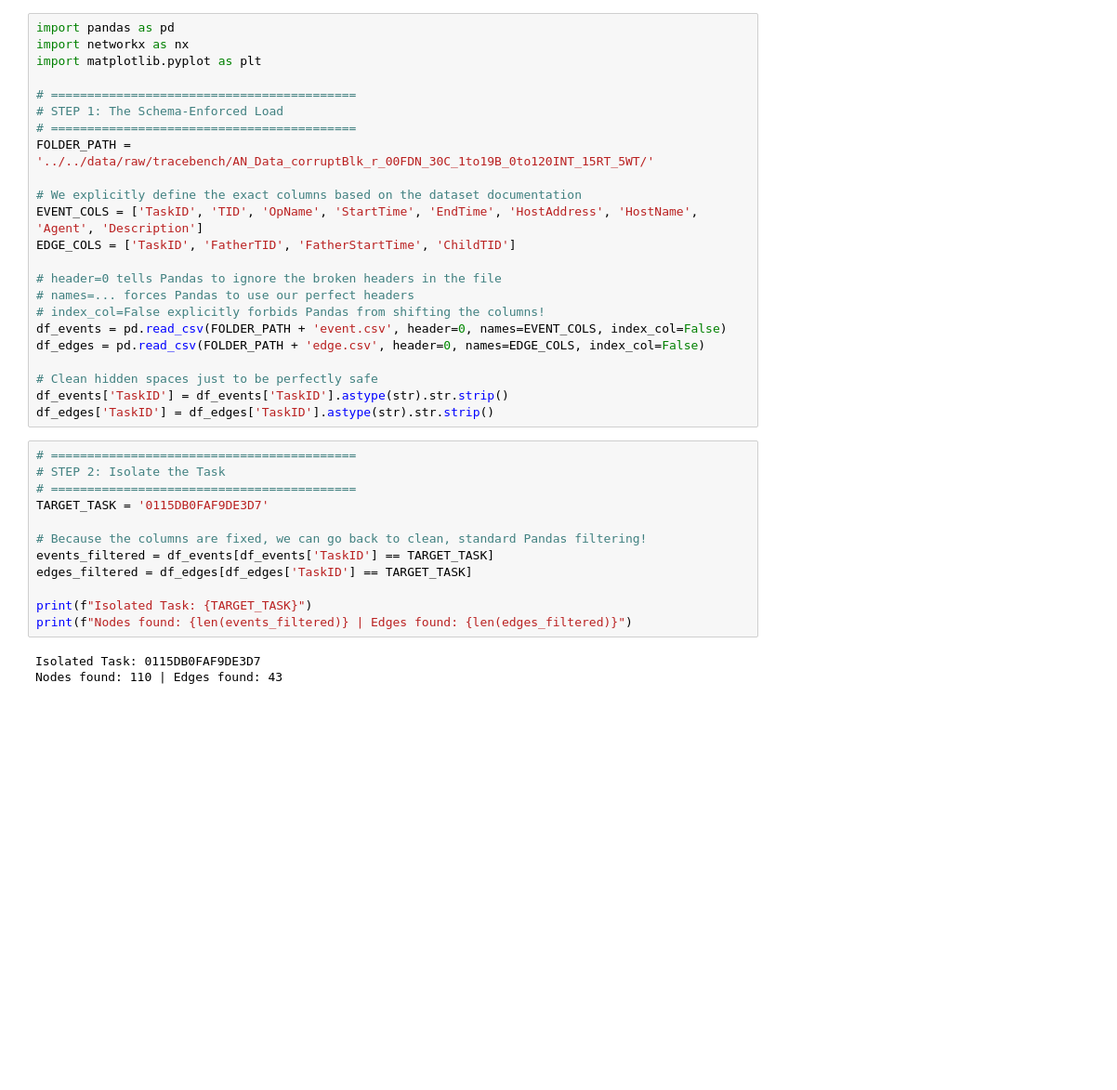
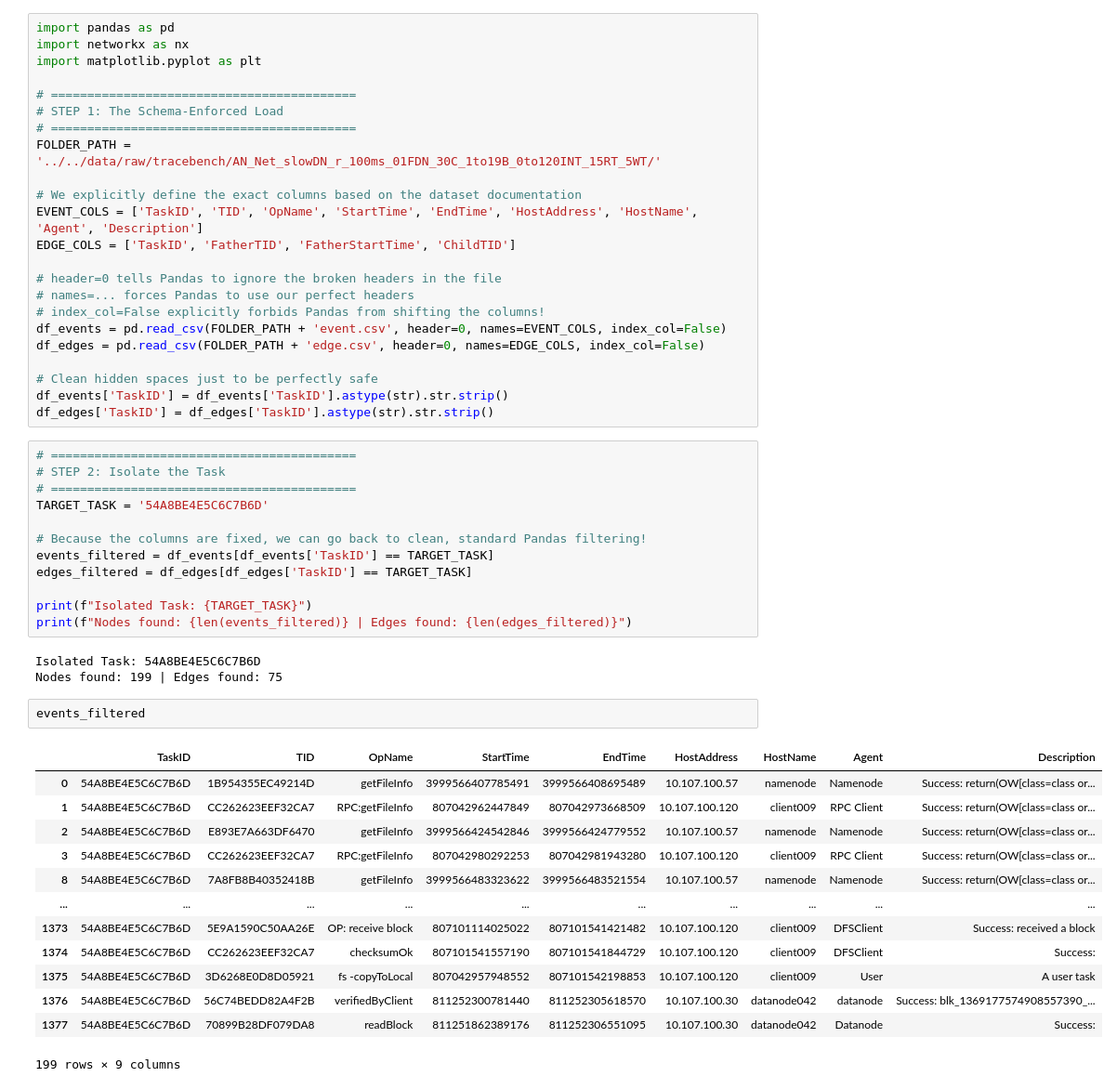
Before and after one commit to Gojo-Satoru-git/AI-AUGMENTED-CI-CD-PIPELINE, a Jupyter notebook: notebooks/Praveen/02_root_cause_graphs.ipynb, the cells around one changed output. Shown at 93% size. Cells and saved outputs as stored; diff of their text form; blank space fills up the shorter version.

```diff
--- a/notebooks/Praveen/02_root_cause_graphs.ipynb
+++ b/notebooks/Praveen/02_root_cause_graphs.ipynb
@@ -6,7 +6,7 @@ import matplotlib.pyplot as plt
 # ==========================================
 # STEP 1: The Schema-Enforced Load
 # ==========================================
-FOLDER_PATH = '../../data/raw/tracebench/AN_Data_corruptBlk_r_00FDN_30C_1to19B_0to120INT_15RT_5WT/'
+FOLDER_PATH = '../../data/raw/tracebench/AN_Net_slowDN_r_100ms_01FDN_30C_1to19B_0to120INT_15RT_5WT/'
 
 # We explicitly define the exact columns based on the dataset documentation
 EVENT_COLS = ['TaskID', 'TID', 'OpName', 'StartTime', 'EndTime', 'HostAddress', 'HostName', 'Agent', 'Description']
@@ -25,7 +25,7 @@ df_edges['TaskID'] = df_edges['TaskID'].astype(str).str.strip()
 # ==========================================
 # STEP 2: Isolate the Task
 # ==========================================
-TARGET_TASK = '0115DB0FAF9DE3D7'
+TARGET_TASK = '54A8BE4E5C6C7B6D'
 
 # Because the columns are fixed, we can go back to clean, standard Pandas filtering!
 events_filtered = df_events[df_events['TaskID'] == TARGET_TASK]
@@ -34,8 +34,24 @@ edges_filtered = df_edges[df_edges['TaskID'] == TARGET_TASK]
 print(f"Isolated Task: {TARGET_TASK}")
 print(f"Nodes found: {len(events_filtered)} | Edges found: {len(edges_filtered)}")
 # %% [output]
-Isolated Task: 0115DB0FAF9DE3D7
-Nodes found: 110 | Edges found: 43
+Isolated Task: 54A8BE4E5C6C7B6D
+Nodes found: 199 | Edges found: 75
+# %%
+events_filtered
+# %% [output]
+|  | TaskID | TID | OpName | StartTime | EndTime | HostAddress | HostName | Agent | Description |
+| 0 | 54A8BE4E5C6C7B6D | 1B954355EC49214D | getFileInfo | 3999566407785491 | 3999566408695489 | 10.107.100.57 | namenode | Namenode | Success: return(OW[class=class or... |
+| 1 | 54A8BE4E5C6C7B6D | CC262623EEF32CA7 | RPC:getFileInfo | 807042962447849 | 807042973668509 | 10.107.100.120 | client009 | RPC Client | Success: return(OW[class=class or... |
+| 2 | 54A8BE4E5C6C7B6D | E893E7A663DF6470 | getFileInfo | 3999566424542846 | 3999566424779552 | 10.107.100.57 | namenode | Namenode | Success: return(OW[class=class or... |
+| 3 | 54A8BE4E5C6C7B6D | CC262623EEF32CA7 | RPC:getFileInfo | 807042980292253 | 807042981943280 | 10.107.100.120 | client009 | RPC Client | Success: return(OW[class=class or... |
+| 8 | 54A8BE4E5C6C7B6D | 7A8FB8B40352418B | getFileInfo | 3999566483323622 | 3999566483521554 | 10.107.100.57 | namenode | Namenode | Success: return(OW[class=class or... |
+| ... | ... | ... | ... | ... | ... | ... | ... | ... | ... |
+| 1373 | 54A8BE4E5C6C7B6D | 5E9A1590C50AA26E | OP: receive block | 807101114025022 | 807101541421482 | 10.107.100.120 | client009 | DFSClient | Success: received a block |
+| 1374 | 54A8BE4E5C6C7B6D | CC262623EEF32CA7 | checksumOk | 807101541557190 | 807101541844729 | 10.107.100.120 | client009 | DFSClient | Success: |
+| 1375 | 54A8BE4E5C6C7B6D | 3D6268E0D8D05921 | fs -copyToLocal | 807042957948552 | 807101542198853 | 10.107.100.120 | client009 | User | A user task |
+| 1376 | 54A8BE4E5C6C7B6D | 56C74BEDD82A4F2B | verifiedByClient | 811252300781440 | 811252305618570 | 10.107.100.30 | datanode042 | datanode | Success: blk_1369177574908557390_... |
+| 1377 | 54A8BE4E5C6C7B6D | 70899B28DF079DA8 | readBlock | 811251862389176 | 811252306551095 | 10.107.100.30 | datanode042 | Datanode | Success: |
+199 rows × 9 columns
 # %%
 # ==========================================
 # STEP 3: Build and Draw the DAG
```
Also changed, not shown: parts of 1 cell of this notebook, 46 other files.
